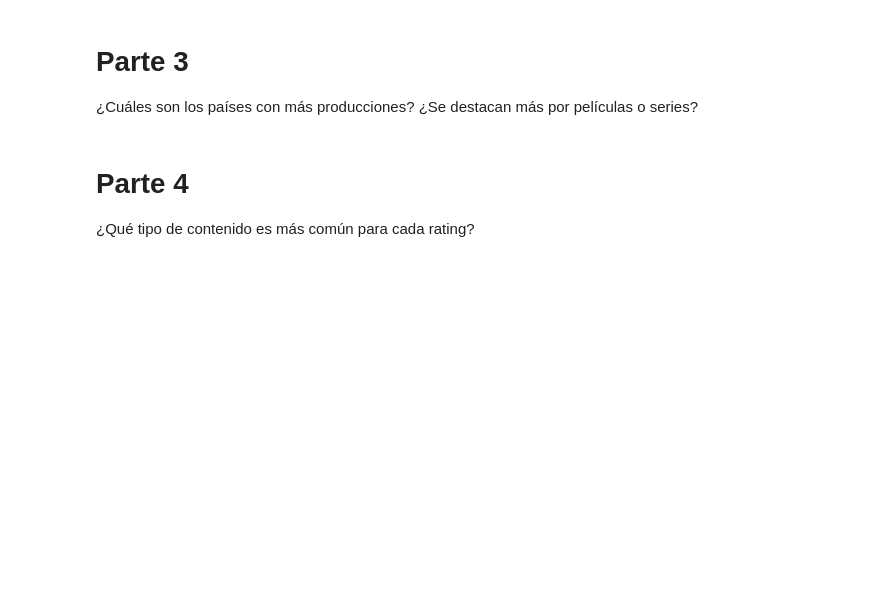
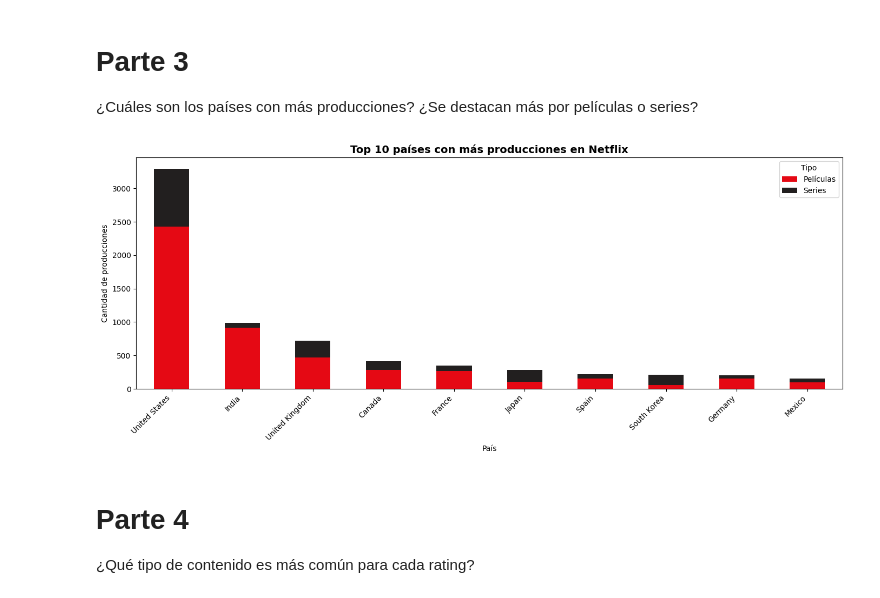
Before and after one commit to AnaMenoni/Practico-2-Analisis-de-Datos, a Jupyter notebook: practico2.ipynb, the cells around one changed output. Saved outputs shown, nothing was run; the diff lists cells and outputs as text; code cells hidden in the pictures; blank space fills up the shorter version.

```diff
--- a/practico2.ipynb
+++ b/practico2.ipynb
@@ -22,6 +77,38 @@ para cada tipo de contenido?
 # Parte 3
 ¿Cuáles son los países con más producciones? ¿Se destacan
 más por películas o series?
+# %%
+# Dividir múltiples países (algunas filas tienen varios separados por coma)
+df['country_split'] = df['country'].str.split(", ")
+df_explode = df.explode('country_split')
+
+# Agrupar por país y tipo de contenido
+country_counts = df_explode.groupby(['country_split', 'type']).size().unstack(fill_value=0)
+
+# Seleccionar los 10 países con más producciones
+top_countries = country_counts.sum(axis=1).sort_values(ascending=False).head(10)
+top_countries_data = country_counts.loc[top_countries.index]
+
+# Paleta de colores sugerida
+colors = ['#e50914', '#221f1f']
+
+# Gráfico de barras apiladas
+top_countries_data.plot(kind="bar", stacked=True, figsize=(14,6), color=colors)
+
+# Títulos y etiquetas
+plt.title("Top 10 países con más producciones en Netflix", fontsize=14, fontweight="bold")
+plt.ylabel("Cantidad de producciones")
+plt.xlabel("País")
+
+# Leyenda
+plt.legend(title="Tipo", labels=["Películas", "Series"], loc="upper right")
+
+# Ajustes finales
+plt.xticks(rotation=45, ha="right")
+plt.tight_layout()
+plt.show()
+# %% [output]
+[figure, added]
 # %% [markdown]
 # Parte 4
 ¿Qué tipo de contenido es más común para cada rating?
```
Also changed, not shown: parts of 6 cells of this notebook.
